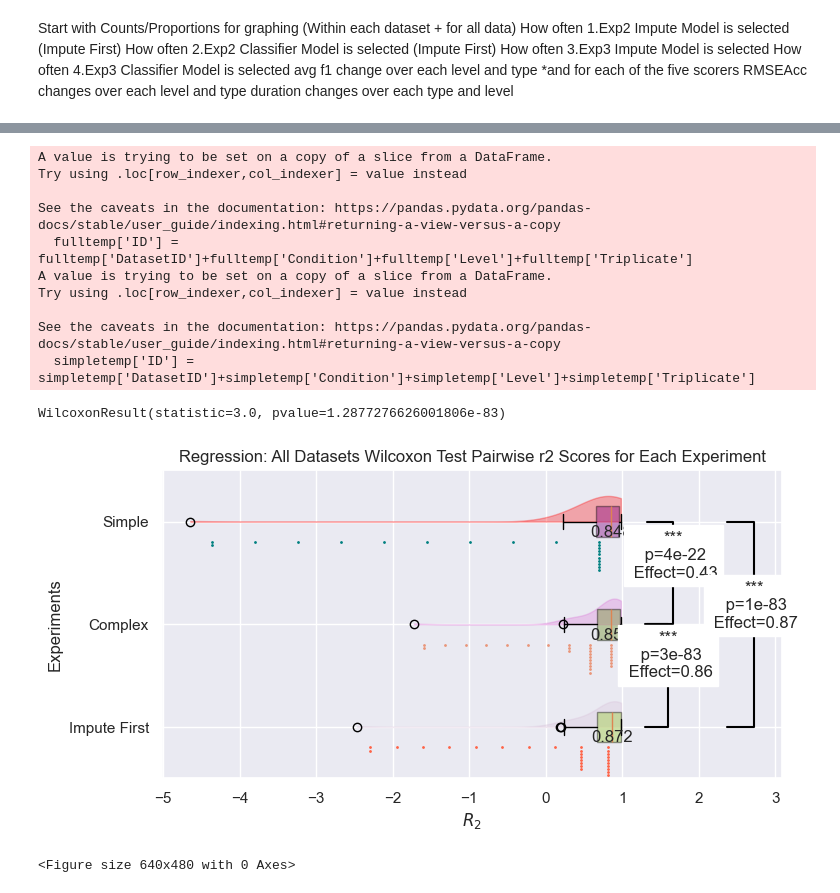
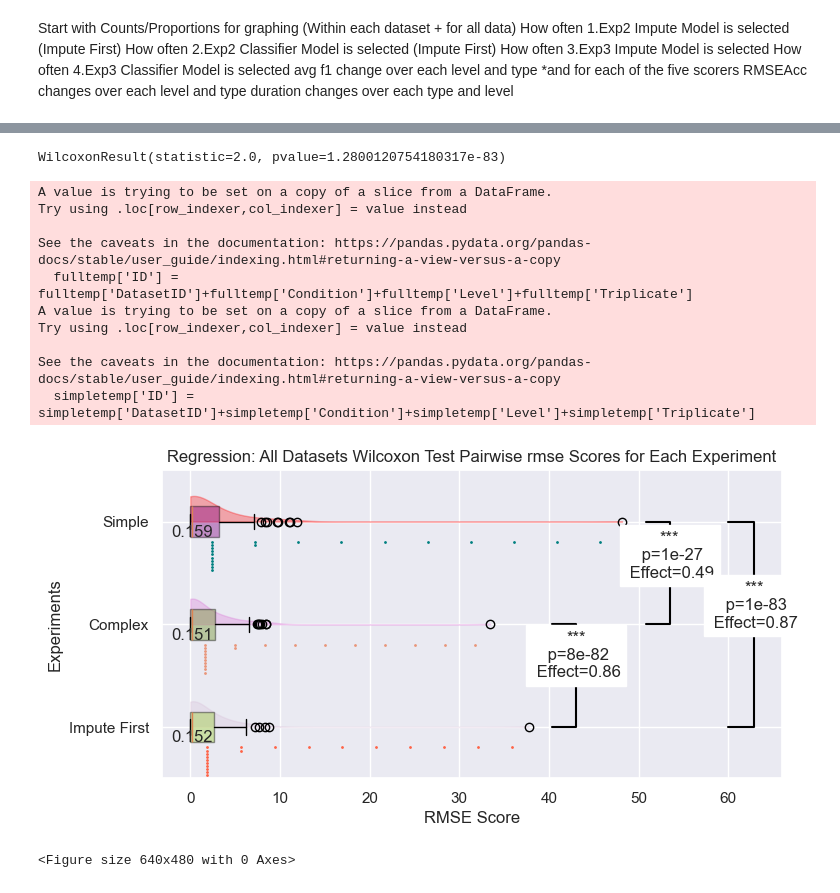
Before and after one commit to gketronDS/tpot2_addition, a Jupyter notebook: ImputerExperiments/Locally_run_code/Reg_analysis copy.ipynb, the cells around one changed output, grey strips where cells are left out. Saved outputs shown, nothing was run; the diff lists cells and outputs as text; code cells hidden in the pictures.

```diff
--- a/ImputerExperiments/Locally_run_code/Reg_analysis copy.ipynb
+++ b/ImputerExperiments/Locally_run_code/Reg_analysis copy.ipynb
@@ -9,7 +9,7 @@ import seaborn as sns
 sns.set_theme()
 pd.set_option('display.max_columns', None)
 # %%
-path = '/Users/gabrielketron/tpot2_addimputers/tpot2/ImputerExperiments/data/r/reg.csv'
+path = '/Users/gabrielketron/tpot2_addimputers/tpot2/ImputerExperiments/data/r/reg_placeholder.csv'
 
 reg_data = pd.read_csv(path)
 
@@ -652,6 +652,7 @@ def display_wilcoxon_results(df, score_type, savepath, dataset_list=None):
     xvals = np.arange(0, 1.1, 0.2)
     xlabel = 'Percent Missing'
     all_models = []
+    all_out = pd.DataFrame()
     mar_models = []
     mcar_models = []
     mnar_models = []
@@ -665,21 +666,32 @@ def display_wilcoxon_results(df, score_type, savepath, dataset_list=None):
             all_list= fulltemp.sort_values(by=['DatasetID','Condition', 'Level', 'Triplicate'], ascending=True)[space].values
             #print(fulltemp.sort_values(by=['DatasetID','Condition', 'Level', 'Triplicate'], ascending=True)[space].values)
         all_models.append(all_list)
+
+    all_out = pd.DataFrame([all_models[0],all_models[1], all_models[2]]).T
+    all0 = all_out[0].to_frame(name='value')
+    all0[score_type] = 'Impute_F'
+    all1 = all_out[1].to_frame(name='value')
+    all1[score_type] = 'Complex'
+    all2 = all_out[2].to_frame(name='value')
+    all2[score_type] = 'Simple'
+    correct_format = pd.concat([all0, all1, all2])
+    correct_format.to_csv('/Users/gabrielketron/tpot2_addimputers/tpot2/ImputerExperiments/data/r/reg_kw_test.csv')
     wilcoxon_rainplot(all_models, scorer=ylabel, title=name+': '+ str(dataset_list)+' Wilcoxon Test Pairwise '+score_type+' Scores for Each Experiment')
     plt.savefig(savepath + name+'_'+ str(dataset_list)+'_Wilcoxon_Test_Pairwise_'+score_type+'.png')
+    return all_out
 # %%
-display_wilcoxon_results(reg_data, score_type='r2',savepath='/Users/gabrielketron/tpot2_addimputers/tpot2/ImputerExperiments/data/r/Saved_Analysis/')
+all_out=display_wilcoxon_results(reg_data, score_type='RMSEAcc',savepath='/Users/gabrielketron/tpot2_addimputers/tpot2/ImputerExperiments/data/r/Saved_Analysis/')
 # %% [output]
-A value is trying to be set on a copy of a slice from a DataFrame.
-Try using .loc[row_indexer,col_indexer] = value instead
-
-See the caveats in the documentation: https://pandas.pydata.org/pandas-docs/stable/user_guide/indexing.html#returning-a-view-versus-a-copy
-  fulltemp['ID'] = fulltemp['DatasetID']+fulltemp['Condition']+fulltemp['Level']+fulltemp['Triplicate']
-A value is trying to be set on a copy of a slice from a DataFrame.
-Try using .loc[row_indexer,col_indexer] = value instead
-
-See the caveats in the documentation: https://pandas.pydata.org/pandas-docs/stable/user_guide/indexing.html#returning-a-view-versus-a-copy
-  simpletemp['ID'] = simpletemp['DatasetID']+simpletemp['Condition']+simpletemp['Level']+simpletemp['Triplicate']
+WilcoxonResult(statistic=2.0, pvalue=1.2800120754180317e-83)
-WilcoxonResult(statistic=3.0, pvalue=1.2877276626001806e-83)
+A value is trying to be set on a copy of a slice from a DataFrame.
+Try using .loc[row_indexer,col_indexer] = value instead
+
+See the caveats in the documentation: https://pandas.pydata.org/pandas-docs/stable/user_guide/indexing.html#returning-a-view-versus-a-copy
+  fulltemp['ID'] = fulltemp['DatasetID']+fulltemp['Condition']+fulltemp['Level']+fulltemp['Triplicate']
+A value is trying to be set on a copy of a slice from a DataFrame.
+Try using .loc[row_indexer,col_indexer] = value instead
+
+See the caveats in the documentation: https://pandas.pydata.org/pandas-docs/stable/user_guide/indexing.html#returning-a-view-versus-a-copy
+  simpletemp['ID'] = simpletemp['DatasetID']+simpletemp['Condition']+simpletemp['Level']+simpletemp['Triplicate']
-[figure, old version]
+[figure, new version]
 <Figure size 640x480 with 0 Axes>
```
Also changed, not shown: parts of 5 cells of this notebook, 12 other files.
